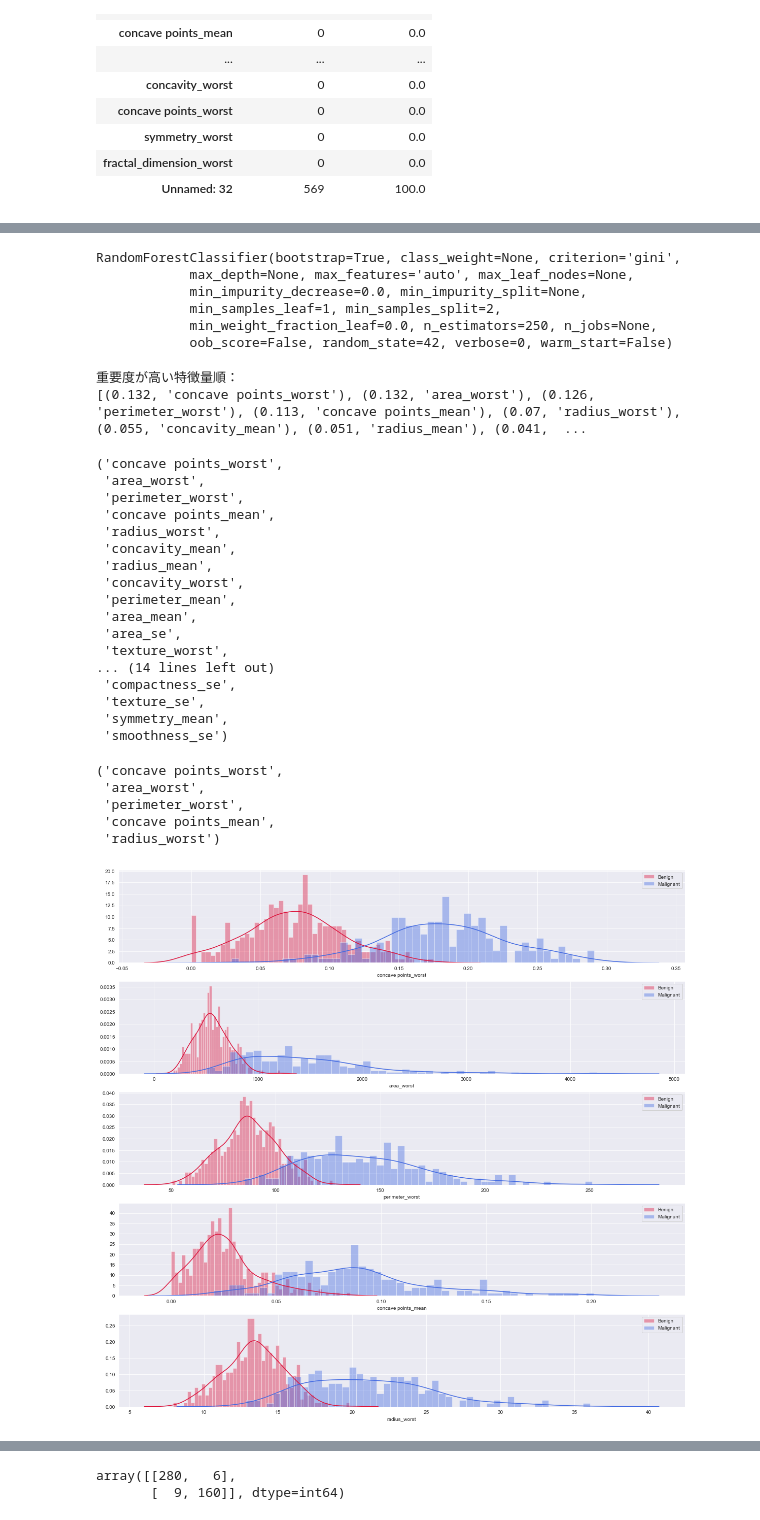
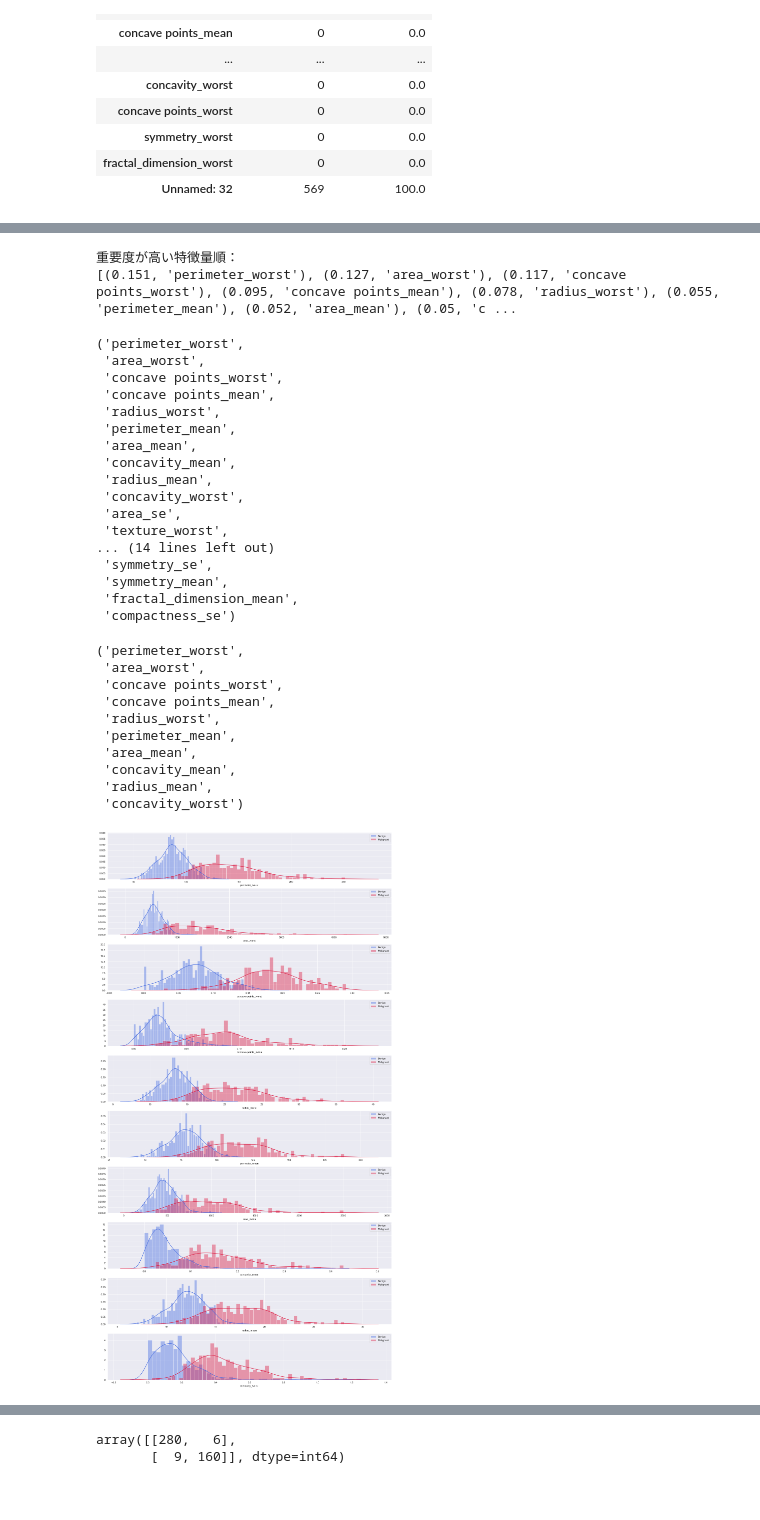
Before and after one commit to Shige-Oku/code_cd, a Jupyter notebook: 010_Decision_tree/random_forest_class2.ipynb, the cells around one changed output, grey strips where cells are left out. Drawn from its saved outputs; the diff is of its cells as text; code cells hidden in the pictures.

```diff
--- a/010_Decision_tree/random_forest_class2.ipynb
+++ b/010_Decision_tree/random_forest_class2.ipynb
@@ -129,7 +118,7 @@ plt.figure(figsize=(20, 32 * 4))
 gs = gridspec.GridSpec(32, 1)
 for i, col in enumerate(breastCancer_data[bc_features]):
     ax = plt.subplot(gs[i])
-    sns.distplot(breastCancer_data[col][breastCancer_data.diagnosis == 0], bins=50, color='crimson')
-    sns.distplot(breastCancer_data[col][breastCancer_data.diagnosis == 1], bins=50, color='royalblue')
+    sns.distplot(breastCancer_data[col][breastCancer_data.diagnosis == 0], bins=50, color='royalblue', rug=True)
+    sns.distplot(breastCancer_data[col][breastCancer_data.diagnosis == 1], bins=50, color='crimson', rug=True)
     plt.legend(legend)
 # %% [output]
@@ -137,17 +126,12 @@ for i, col in enumerate(breastCancer_data[bc_features]):
 # %%
 # 特徴選択
 RF = RandomForestClassifier(n_estimators=250, random_state=42)
-RF.fit(breastCancer_train_X, breastCancer_train_y)
+RF = RF.fit(breastCancer_data.iloc[:, 1:], breastCancer_data.iloc[:, :1])
+# RF.fit(breastCancer_train_X, breastCancer_train_y)
-# %% [output]
-RandomForestClassifier(bootstrap=True, class_weight=None, criterion='gini',
-            max_depth=None, max_features='auto', max_leaf_nodes=None,
-            min_impurity_decrease=0.0, min_impurity_split=None,
-            min_samples_leaf=1, min_samples_split=2,
-            min_weight_fraction_leaf=0.0, n_estimators=250, n_jobs=None,
-            oob_score=False, random_state=42, verbose=0, warm_start=False)
 # %%
 # 重要度が高い順にソート
-features_col = breastCancer_train_X.columns
+# features_col = breastCancer_train_X.columns
+features_col = breastCancer_data.iloc[:, 1:].columns
 importances = RF.feature_importances_
 
 print("重要度が高い特徴量順：")
@@ -155,7 +139,7 @@ print(sorted(zip(map(lambda x: round(x, 3), RF.feature_importances_), features_c
            reverse=True))
 # %% [output]
 重要度が高い特徴量順：
-[(0.132, 'concave points_worst'), (0.132, 'area_worst'), (0.126, 'perimeter_worst'), (0.113, 'concave points_mean'), (0.07, 'radius_worst'), (0.055, 'concavity_mean'), (0.051, 'radius_mean'), (0.041,  ...
+[(0.151, 'perimeter_worst'), (0.127, 'area_worst'), (0.117, 'concave points_worst'), (0.095, 'concave points_mean'), (0.078, 'radius_worst'), (0.055, 'perimeter_mean'), (0.052, 'area_mean'), (0.05, 'c ...
 # %%
 features_sort = sorted(zip(map(lambda x: round(x, 3), RF.feature_importances_), features_col), reverse=True)
 # %%
@@ -164,30 +148,35 @@ rate, features_important = list(zip(*features_sort))
 # %%
 features_important
 # %% [output]
-('concave points_worst',
+('perimeter_worst',
  'area_worst',
- 'perimeter_worst',
+ 'concave points_worst',
  'concave points_mean',
  'radius_worst',
+ 'perimeter_mean',
+ 'area_mean',
  'concavity_mean',
  'radius_mean',
  'concavity_worst',
- 'perimeter_mean',
- 'area_mean',
  'area_se',
  'texture_worst',
 ... (14 lines left out)
- 'compactness_se',
- 'texture_se',
+ 'symmetry_se',
  'symmetry_mean',
- 'smoothness_se')
+ 'fractal_dimension_mean',
+ 'compactness_se')
 # %%
 # 上位 5つを取り出し
-features_important = features_important[:5]
+features_important = features_important[:10]
 features_important
 # %% [output]
-('concave points_worst',
+('perimeter_worst',
  'area_worst',
- 'perimeter_worst',
+ 'concave points_worst',
  'concave points_mean',
- 'radius_worst')
+ 'radius_worst',
+ 'perimeter_mean',
+ 'area_mean',
+ 'concavity_mean',
+ 'radius_mean',
+ 'concavity_worst')
@@ -198,15 +183,15 @@ breastCancer_test_X = breastCancer_test_X.loc[:, features_important]
 # %%
 # 特徴量ごとに目的変数の分布を可視化
 legend = ['Benign', 'Malignant']
 plt.figure(figsize=(20, 32 * 4))
 gs = gridspec.GridSpec(32, 1)
 for i, col in enumerate(breastCancer_data.loc[:, features_important]):
     ax = plt.subplot(gs[i])
-    sns.distplot(breastCancer_data[col][breastCancer_data.diagnosis == 0], bins=50, color='crimson')
-    sns.distplot(breastCancer_data[col][breastCancer_data.diagnosis == 1], bins=50, color='royalblue')
+    sns.distplot(breastCancer_data[col][breastCancer_data.diagnosis == 0], bins=50, color='royalblue', rug=False)
+    sns.distplot(breastCancer_data[col][breastCancer_data.diagnosis == 1], bins=50, color='crimson', rug=False)
     plt.legend(legend)
 # %% [output]
-[figure, old version]
+[figure, new version]
 # %%
 # Scikit-learn
 from sklearn.preprocessing import LabelEncoder
```
Also changed, not shown: parts of 7 cells of this notebook, 4 other files.
